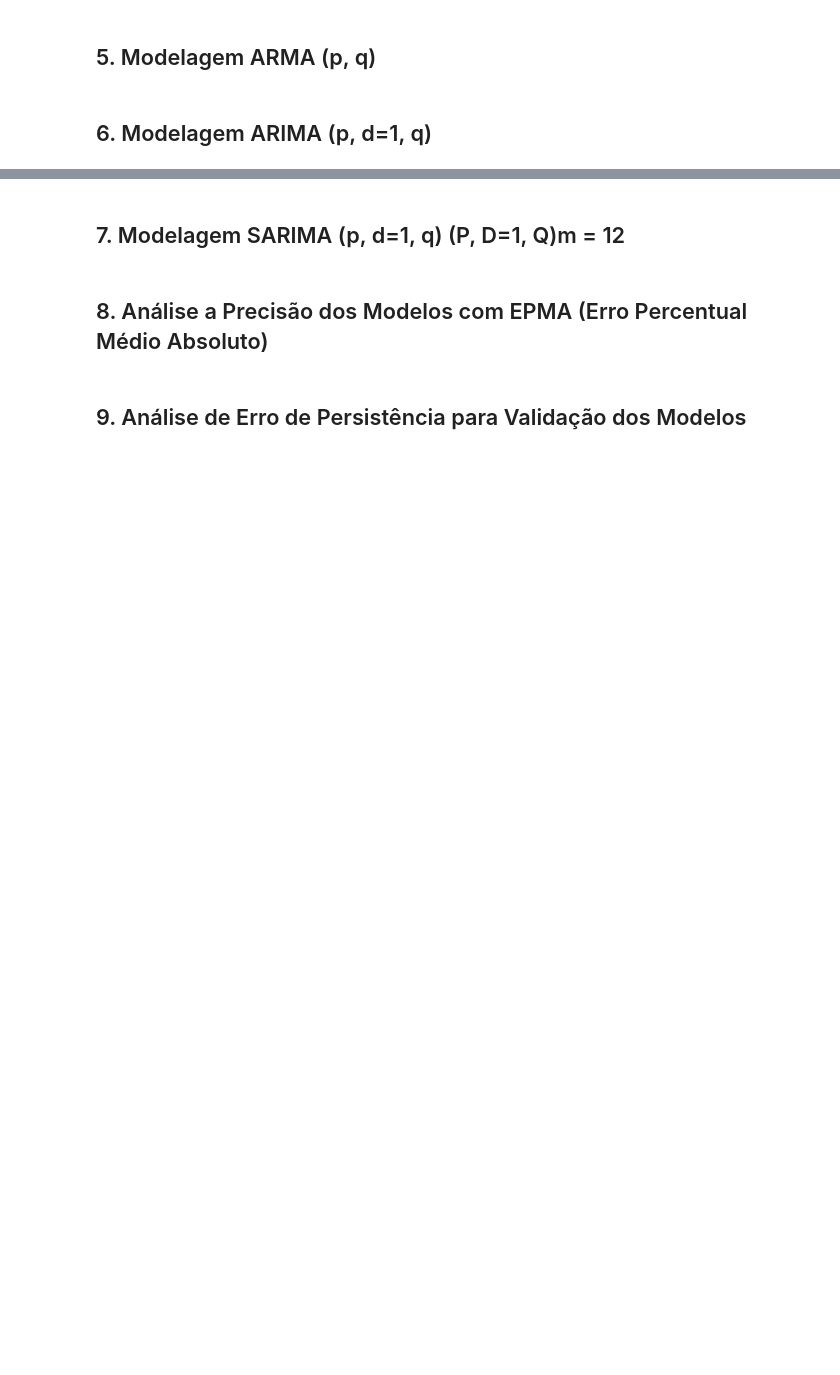
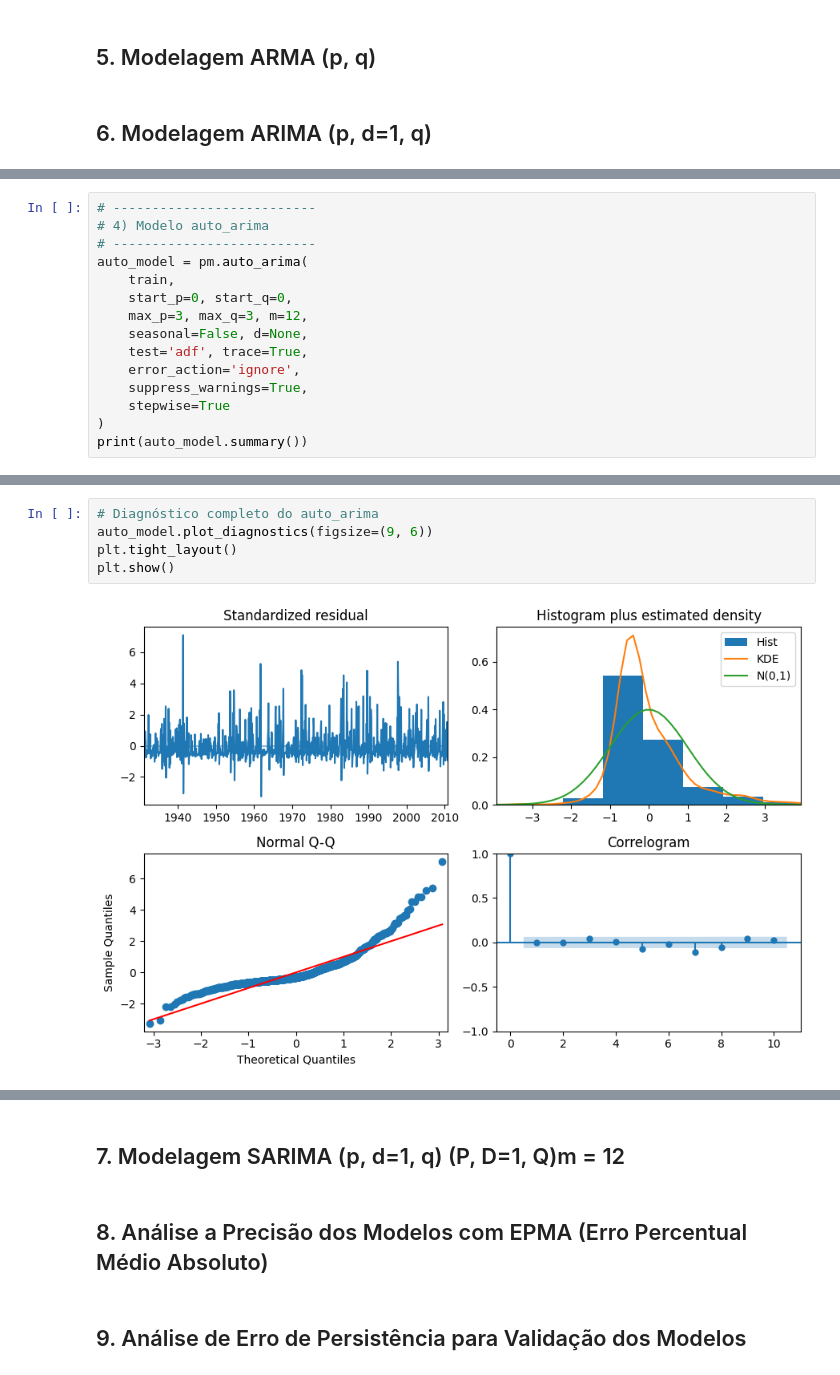
Before and after one commit to LucasMacieel/Modelagem_Analitica, a Jupyter notebook: passos_real_analysis.ipynb, the cells around one changed output, grey strips where cells are left out. Cells and saved outputs as stored; diff of their text form; blank space fills up the shorter version.

```diff
--- a/passos_real_analysis.ipynb
+++ b/passos_real_analysis.ipynb
@@ -286,0 +298,15 @@ Warnings:
+# %%
+# --------------------------
+# 4) Modelo auto_arima
+# --------------------------
+auto_model = pm.auto_arima(
+    train,
+    start_p=0, start_q=0,
+    max_p=3, max_q=3, m=12,
+    seasonal=False, d=None,
+    test='adf', trace=True,
+    error_action='ignore',
+    suppress_warnings=True,
+    stepwise=True
+)
+print(auto_model.summary())
@@ -286,0 +331,7 @@ Warnings:
+# %%
+# Diagnóstico completo do auto_arima
+auto_model.plot_diagnostics(figsize=(9, 6))
+plt.tight_layout()
+plt.show()
+# %% [output]
+[figure, added]
```
Also changed, not shown: parts of 11 cells of this notebook.
